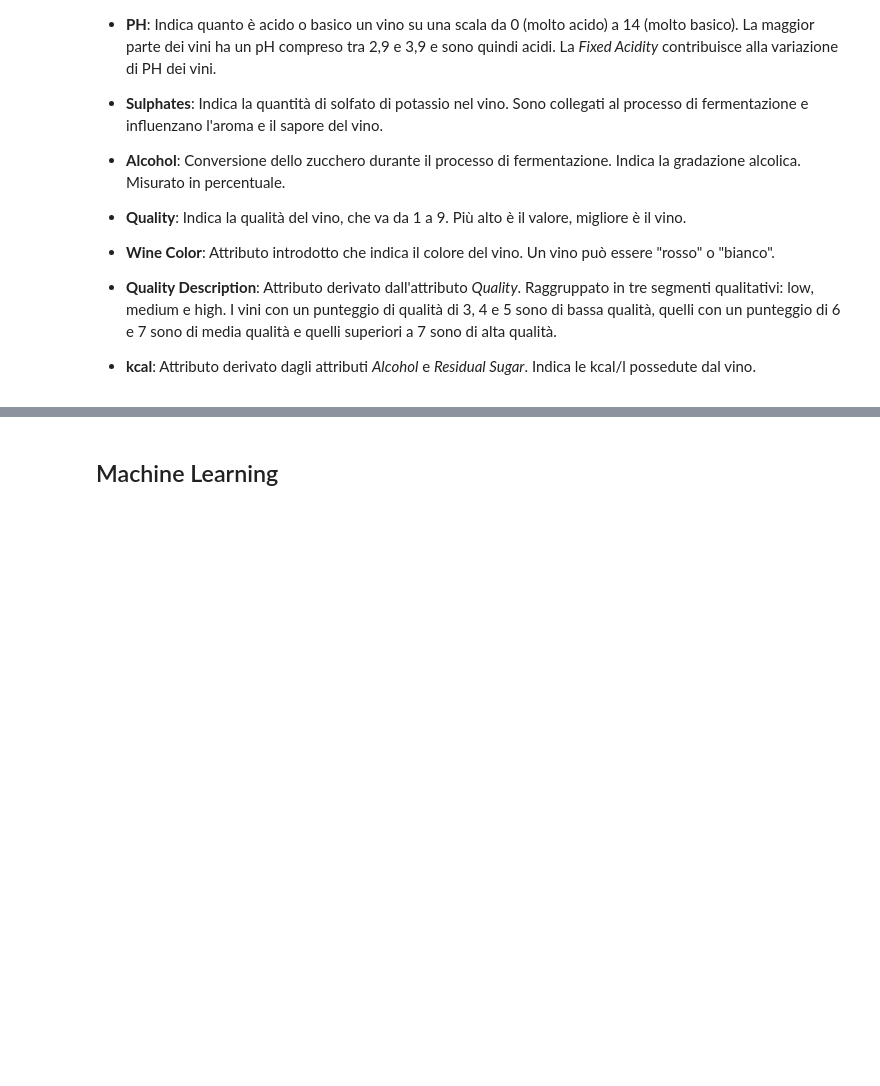
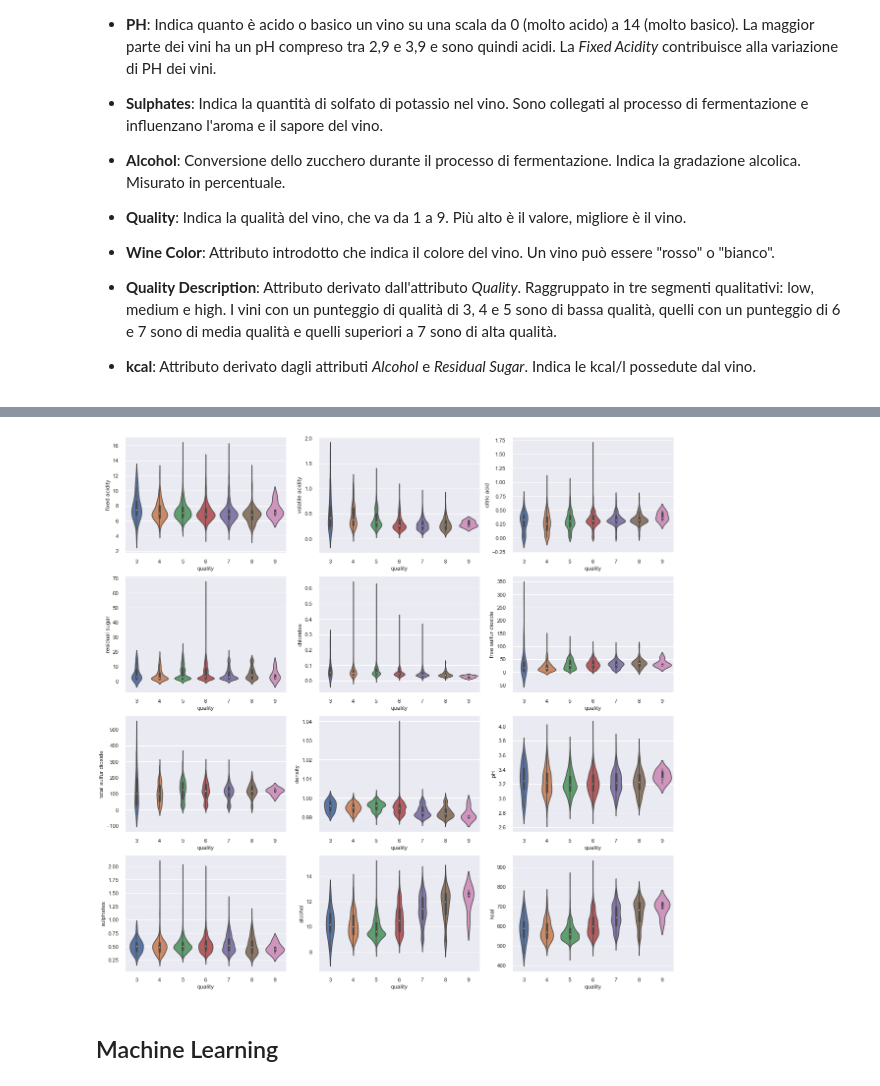
Before and after one commit to enrimon15/datascience-wine-quality, a Jupyter notebook: Wine Analysis.ipynb, the cells around one changed output, grey strips where cells are left out. Cells and saved outputs as stored; diff of their text form; code cells hidden in the pictures; blank space fills up the shorter version.

```diff
--- a/Wine Analysis.ipynb
+++ b/Wine Analysis.ipynb
@@ -400,2 +461,21 @@ pd.concat([ls, ms, hs], axis=1, keys=['Low Quality Wine', 'Medium Quality Wine',
+# %%
+#lets see whether our data has outliers or not:
+
+# create box plots
+cols = 3
+rows = 4
+fig, ax = plt.subplots(ncols=cols, nrows=rows, figsize=(20,20))
+
+subset_columns = df_wines.loc[:, df_wines.columns != 'quality'].select_dtypes(np.number).columns
+
+counter=0
+for i in range(rows):
+    for j in range(cols):
+        sns.violinplot(x='quality', y=subset_columns[counter],data=df_wines, ax=ax[i][j])
+        counter+=1
+        if counter==len(subset_columns):
+            break
+# %% [output]
+[figure, added]
 # %% [markdown]
 ## Machine Learning
```
Also changed, not shown: parts of 23 cells of this notebook.
